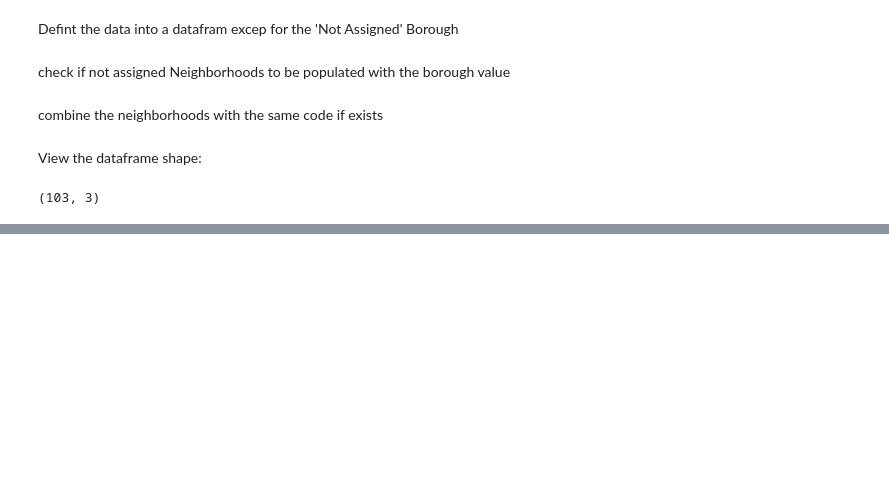
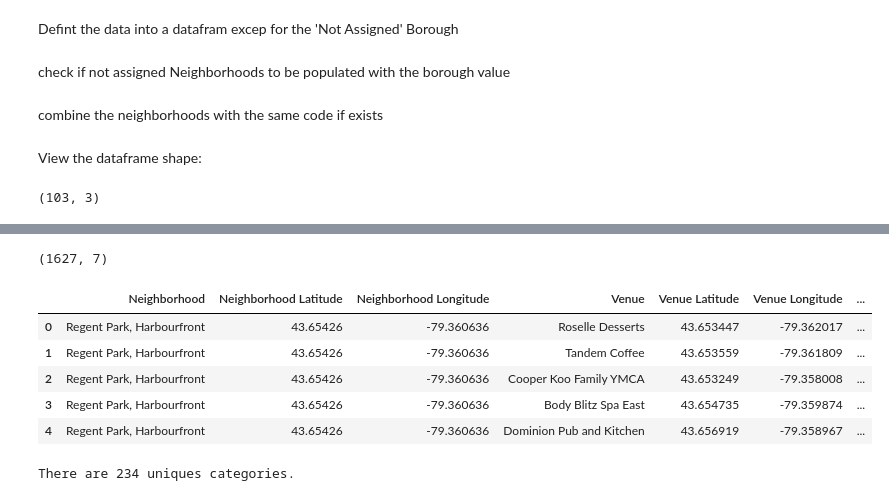
Before and after one commit to yassersy95/Coursera_Capstone, a Jupyter notebook: Week3.ipynb, the cells around one changed output, grey strips where cells are left out. Cells and saved outputs as stored; diff of their text form; code cells hidden in the pictures; blank space fills up the shorter version.

Commit message:
the final version

```diff
--- a/Week3.ipynb
+++ b/Week3.ipynb
@@ -55,0 +128,23 @@ df.shape
+# %%
+latitude = 43.6532
+longitude = -79.3832
+map_toronto = folium.Map(location=[latitude, longitude], zoom_start=10)
+
+#get Summarized Neigh
+df_sum = torr_df[torr_df['Borough'].str.contains('Toronto')].reset_index(drop=True)
+
+# add markers to map
+for lat, lng, borough, neighborhood in zip(df_sum['Latitude'], df_sum['Longitude'], df_sum['Borough'], df_sum['Neighborhood']):
+    label = '{}, {}'.format(neighborhood, borough)
+    label = folium.Popup(label, parse_html=True)
+    folium.CircleMarker(
+        [lat, lng],
+        radius=5,
+        popup=label,
+        color='blue',
+        fill=True,
+        fill_color='#3186cc',
+        fill_opacity=0.7,
+        parse_html=False).add_to(map_toronto)
+
+map_toronto
@@ -55,0 +155,4 @@ df.shape
+# %%
+CLIENT_ID = 'NBIAFWPCVXJPKWMQQH45UJQMHD32MIHF2MLTA40JOCCCBBEA' # your Foursquare ID
+CLIENT_SECRET = 'S33UAFTVLZ3IOBZY0B1HGALPYDB4ME5K0EK212UES02FJVWK' # your Foursquare Secret
+VERSION = '20180605' # Foursquare API version
@@ -55,0 +199,5 @@ df.shape
+# %%
+tor_venues = getNearbyVenues(names=df_sum['Neighborhood'],
+                                   latitudes=df_sum['Latitude'],
+                                   longitudes=df_sum['Longitude']
+                                  )
@@ -55,0 +222,15 @@ df.shape
+# %%
+print(tor_venues.shape)
+tor_venues.head()
+# %% [output]
+(1627, 7)
+|  | Neighborhood | Neighborhood Latitude | Neighborhood Longitude | Venue | Venue Latitude | Venue Longitude | ... |
+| 0 | Regent Park, Harbourfront | 43.65426 | -79.360636 | Roselle Desserts | 43.653447 | -79.362017 | ... |
+| 1 | Regent Park, Harbourfront | 43.65426 | -79.360636 | Tandem Coffee | 43.653559 | -79.361809 | ... |
+| 2 | Regent Park, Harbourfront | 43.65426 | -79.360636 | Cooper Koo Family YMCA | 43.653249 | -79.358008 | ... |
+| 3 | Regent Park, Harbourfront | 43.65426 | -79.360636 | Body Blitz Spa East | 43.654735 | -79.359874 | ... |
+| 4 | Regent Park, Harbourfront | 43.65426 | -79.360636 | Dominion Pub and Kitchen | 43.656919 | -79.358967 | ... |
+# %%
+print('There are {} uniques categories.'.format(len(tor_venues['Venue Category'].unique())))
+# %% [output]
+There are 234 uniques categories.
```
Also changed, not shown: parts of 38 cells of this notebook, 1 other file.
